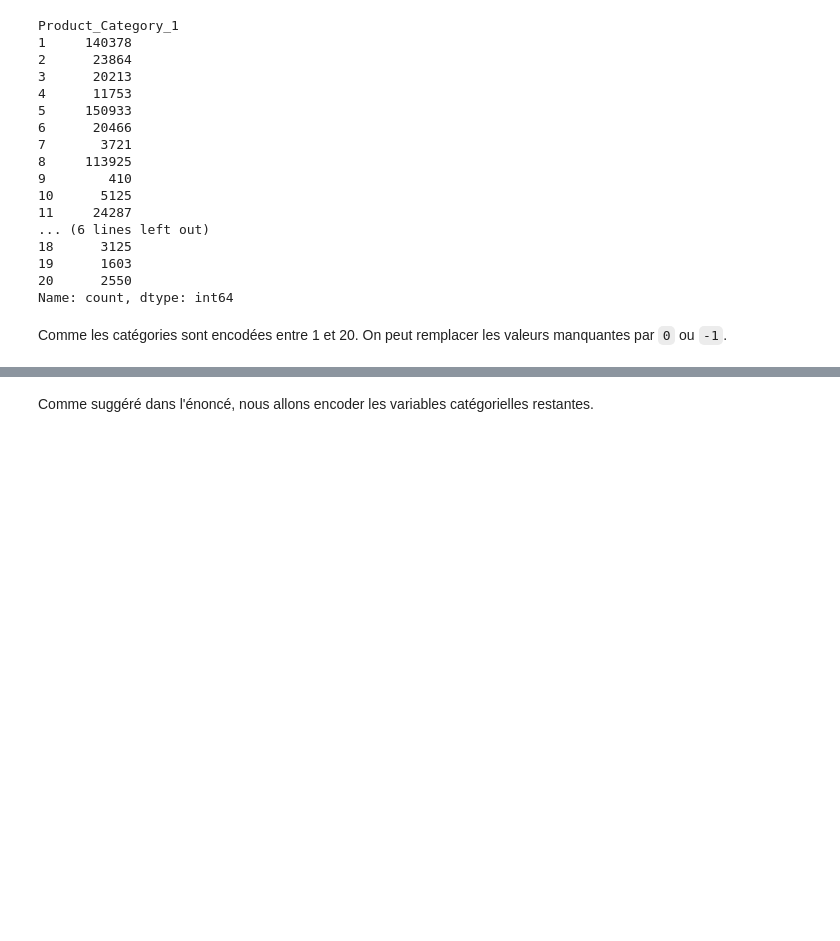
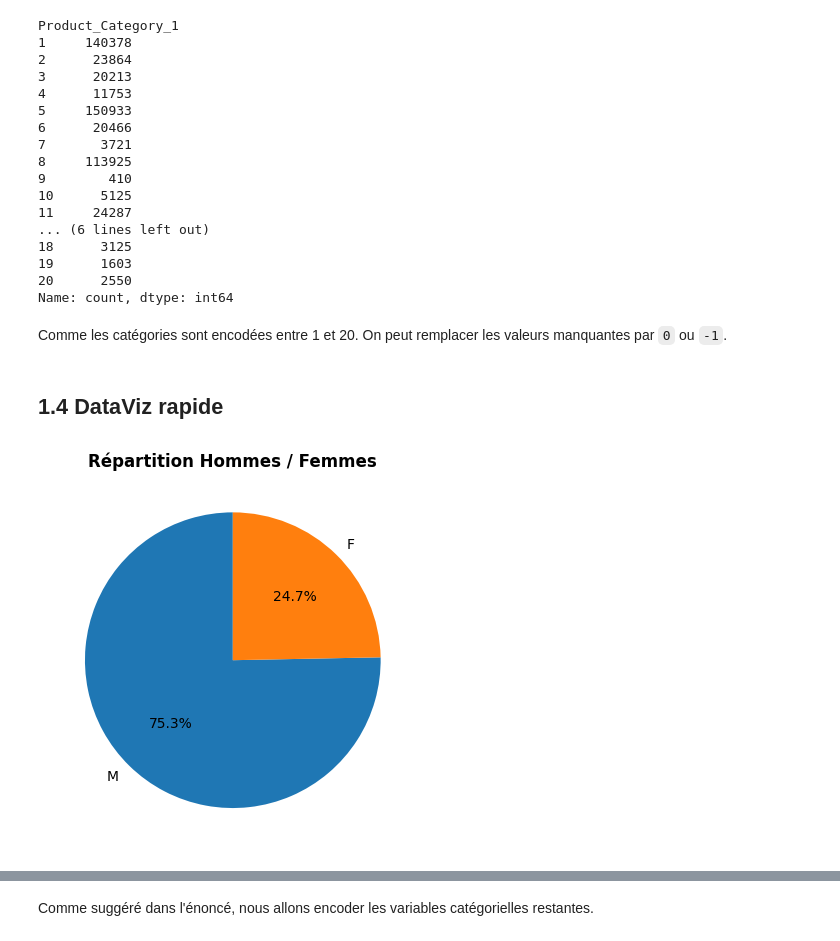
Before and after one commit to M2SDD/projet-cloud, a Jupyter notebook: 1-exploration_ingestion.ipynb, the cells around one changed output, grey strips where cells are left out. Cells and saved outputs as stored; diff of their text form; code cells hidden in the pictures; blank space fills up the shorter version.

```diff
--- a/1-exploration_ingestion.ipynb
+++ b/1-exploration_ingestion.ipynb
@@ -192,3 +201,15 @@ df = df.fillna(0)
 df[
     ['Product_Category_2', 'Product_Category_3']
 ] = df[['Product_Category_2', 'Product_Category_3']].astype(int)
+# %% [markdown]
+## 1.4 DataViz rapide
+# %%
+# Répartition des sexes
+df["Gender"].value_counts().plot.pie(
+    autopct="%1.1f%%",
+    startangle=90,
+)
+plt.title("Répartition Hommes / Femmes", fontweight="bold")
+plt.ylabel("");
+# %% [output]
+[figure, added]
```
Also changed, not shown: parts of 36 cells of this notebook, 16 other files.
